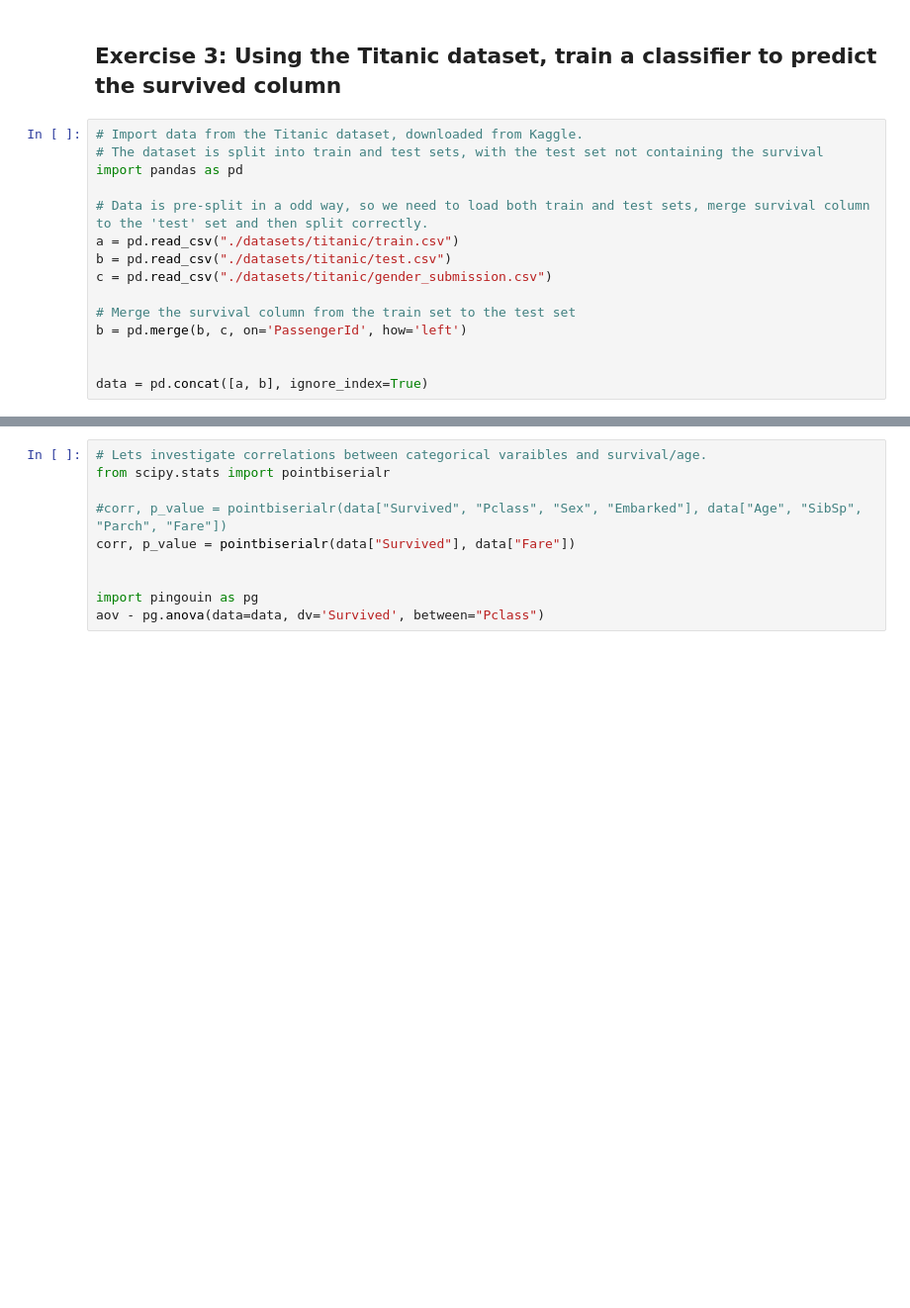
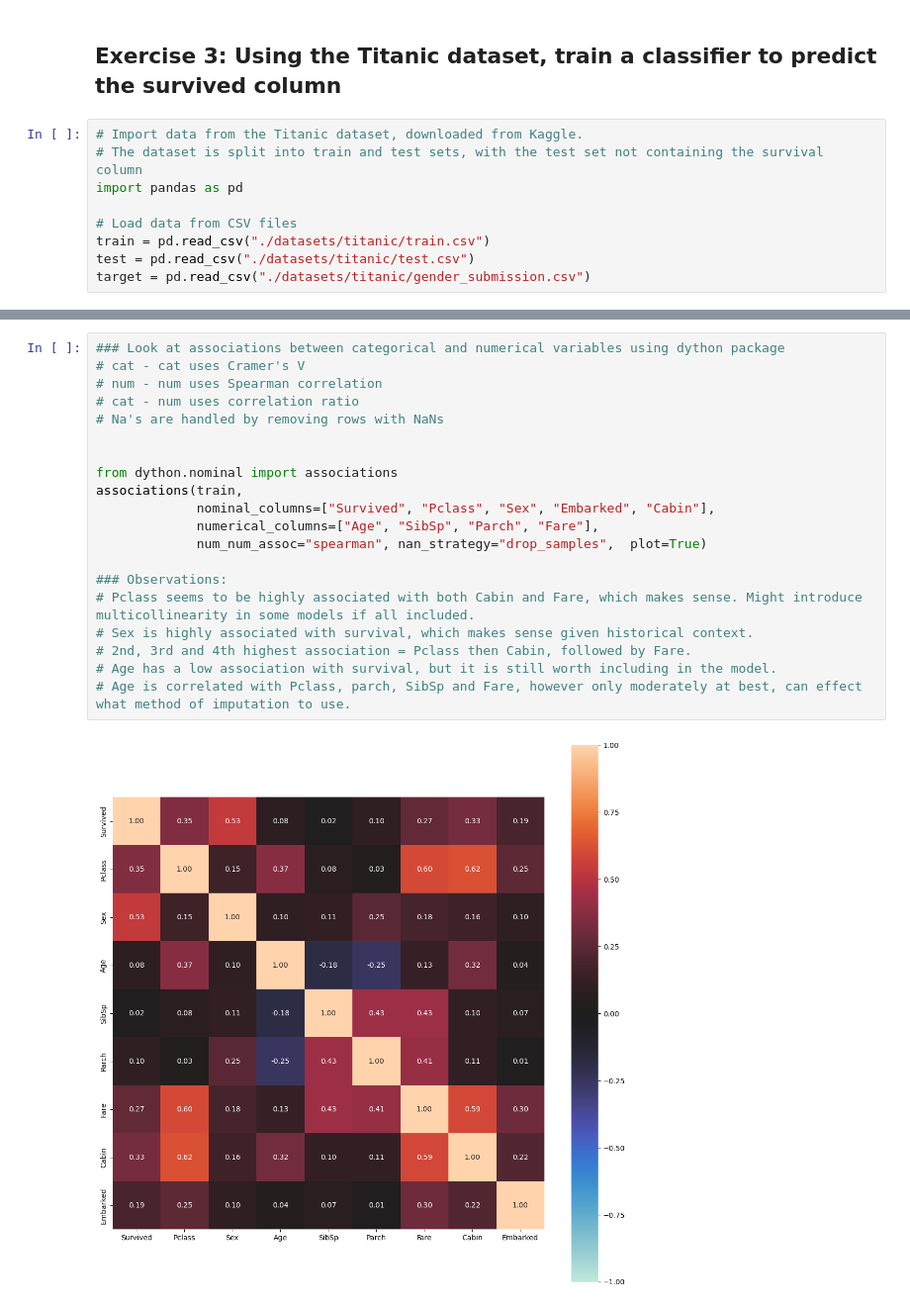
Before and after one commit to Solidium-X/code_portfolio, a Jupyter notebook: 03_exercises_titanic.ipynb, the cells around one changed output, grey strips where cells are left out. Shown: that part at 99% size. Drawn from its saved outputs; the diff is of its cells as text; blank space fills up the shorter version.

```diff
--- a/03_exercises_titanic.ipynb
+++ b/03_exercises_titanic.ipynb
@@ -2,17 +2,11 @@
 ## Exercise 3: Using the Titanic dataset, train a classifier to predict the survived column
 # %%
 # Import data from the Titanic dataset, downloaded from Kaggle.
-# The dataset is split into train and test sets, with the test set not containing the survival
+# The dataset is split into train and test sets, with the test set not containing the survival column
 import pandas as pd
 
-# Data is pre-split in a odd way, so we need to load both train and test sets, merge survival column to the 'test' set and then split correctly.
-a = pd.read_csv("./datasets/titanic/train.csv")
-b = pd.read_csv("./datasets/titanic/test.csv")
-c = pd.read_csv("./datasets/titanic/gender_submission.csv")
-
-# Merge the survival column from the train set to the test set
-b = pd.merge(b, c, on='PassengerId', how='left')
-
-
-data = pd.concat([a, b], ignore_index=True)
+# Load data from CSV files
+train = pd.read_csv("./datasets/titanic/train.csv")
+test = pd.read_csv("./datasets/titanic/test.csv")
+target = pd.read_csv("./datasets/titanic/gender_submission.csv")
 # %% [markdown]
@@ -74,11 +59,22 @@ plt.show()
 # %%
-# Lets investigate correlations between categorical varaibles and survival/age.
-from scipy.stats import pointbiserialr
-
-#corr, p_value = pointbiserialr(data["Survived", "Pclass", "Sex", "Embarked"], data["Age", "SibSp", "Parch", "Fare"])
-corr, p_value = pointbiserialr(data["Survived"], data["Fare"])
+### Look at associations between categorical and numerical variables using dython package
+# cat - cat uses Cramer's V
+# num - num uses Spearman correlation
+# cat - num uses correlation ratio
+# Na's are handled by removing rows with NaNs
 
 
-import pingouin as pg
-aov - pg.anova(data=data, dv='Survived', between="Pclass")
+from dython.nominal import associations
+associations(train,
+             nominal_columns=["Survived", "Pclass", "Sex", "Embarked", "Cabin"],
+             numerical_columns=["Age", "SibSp", "Parch", "Fare"],
+             num_num_assoc="spearman", nan_strategy="drop_samples",  plot=True)
+
+### Observations:
+# Pclass seems to be highly associated with both Cabin and Fare, which makes sense. Might introduce multicollinearity in some models if all included.
+# Sex is highly associated with survival, which makes sense given historical context.
+# 2nd, 3rd and 4th highest association = Pclass then Cabin, followed by Fare.
+# Age has a low association with survival, but it is still worth including in the model.
+# Age is correlated with Pclass, parch, SibSp and Fare, however only moderately at best, can effect what method of imputation to use.
 # %% [output]
+[figure, added]
```
Also changed, not shown: parts of 20 cells of this notebook, 1 other file.
